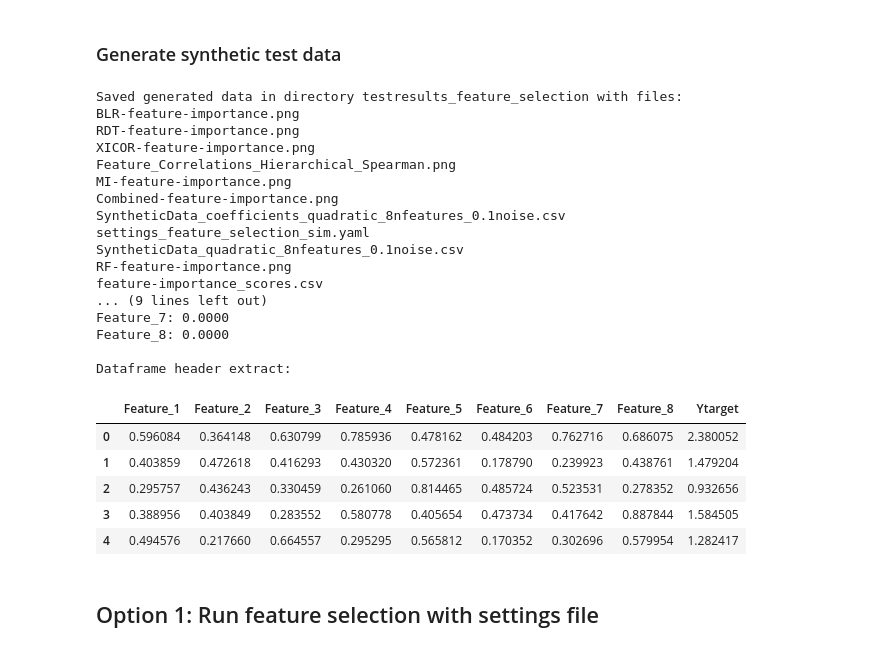
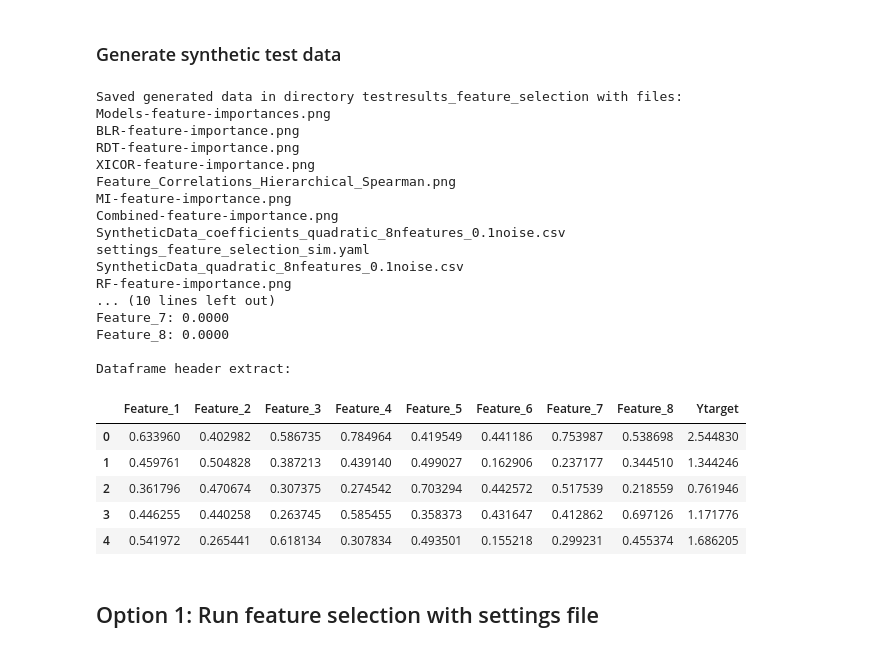
Before and after one commit to Sydney-Informatics-Hub/AgReFed-ML, a Jupyter notebook: notebooks/feature_selection.ipynb, the cells around one changed output. Drawn from its saved outputs; the diff is of its cells as text; code cells hidden in the pictures.

```diff
--- a/notebooks/feature_selection.ipynb
+++ b/notebooks/feature_selection.ipynb
@@ -54,48 +54,49 @@ fname_settings = 'settings_featureimportance_simulation.yaml'
 # %%
  # This function generates simulated data with added noise
  # and automatically saves data and coefficients in output directory as csv files
- dfsim, coefsim, feature_names_sim = create_simulated_features(n_features=8,
+ dfsim, coefsim, feature_names_sim, outfnames = create_simulated_features(n_features=8,
+  n_informative = 4,
   outpath = outpath,
-  n_samples = 200,
+  n_samples = 500,
   model_order='quadratic',
   noise=0.1)
 
 print(f'Saved generated data in directory {outpath} with files:')
 [print(filename) for filename in os.listdir(outpath)]
 
 #print true simulated feature coefficients
 print('')
 print('True feature coefficients:')
 [print(f'{feature_names_sim[i]}: {coefsim[i]:.4f}') for i in  range(len(feature_names_sim))]
 
 # print generated dataframe header
 print('')
 print('Dataframe header extract: ')
 dfsim.head()
 # %% [output]
 Saved generated data in directory testresults_feature_selection with files:
+Models-feature-importances.png
 BLR-feature-importance.png
 RDT-feature-importance.png
 XICOR-feature-importance.png
 Feature_Correlations_Hierarchical_Spearman.png
 MI-feature-importance.png
 Combined-feature-importance.png
 SyntheticData_coefficients_quadratic_8nfeatures_0.1noise.csv
 settings_feature_selection_sim.yaml
 SyntheticData_quadratic_8nfeatures_0.1noise.csv
 RF-feature-importance.png
-feature-importance_scores.csv
-... (9 lines left out)
+... (10 lines left out)
 Feature_7: 0.0000
 Feature_8: 0.0000
 
 Dataframe header extract:
 |  | Feature_1 | Feature_2 | Feature_3 | Feature_4 | Feature_5 | Feature_6 | Feature_7 | Feature_8 | Ytarget |
-| 0 | 0.596084 | 0.364148 | 0.630799 | 0.785936 | 0.478162 | 0.484203 | 0.762716 | 0.686075 | 2.380052 |
-| 1 | 0.403859 | 0.472618 | 0.416293 | 0.430320 | 0.572361 | 0.178790 | 0.239923 | 0.438761 | 1.479204 |
-| 2 | 0.295757 | 0.436243 | 0.330459 | 0.261060 | 0.814465 | 0.485724 | 0.523531 | 0.278352 | 0.932656 |
-| 3 | 0.388956 | 0.403849 | 0.283552 | 0.580778 | 0.405654 | 0.473734 | 0.417642 | 0.887844 | 1.584505 |
-| 4 | 0.494576 | 0.217660 | 0.664557 | 0.295295 | 0.565812 | 0.170352 | 0.302696 | 0.579954 | 1.282417 |
+| 0 | 0.633960 | 0.402982 | 0.586735 | 0.784964 | 0.419549 | 0.441186 | 0.753987 | 0.538698 | 2.544830 |
+| 1 | 0.459761 | 0.504828 | 0.387213 | 0.439140 | 0.499027 | 0.162906 | 0.237177 | 0.344510 | 1.344246 |
+| 2 | 0.361796 | 0.470674 | 0.307375 | 0.274542 | 0.703294 | 0.442572 | 0.517539 | 0.218559 | 0.761946 |
+| 3 | 0.446255 | 0.440258 | 0.263745 | 0.585455 | 0.358373 | 0.431647 | 0.412862 | 0.697126 | 1.171776 |
+| 4 | 0.541972 | 0.265441 | 0.618134 | 0.307834 | 0.493501 | 0.155218 | 0.299231 | 0.455374 | 1.686205 |
 # %% [markdown]
 ## Option 1: Run feature selection with settings file
 # %% [markdown]
```
Also changed, not shown: parts of 9 cells of this notebook.
